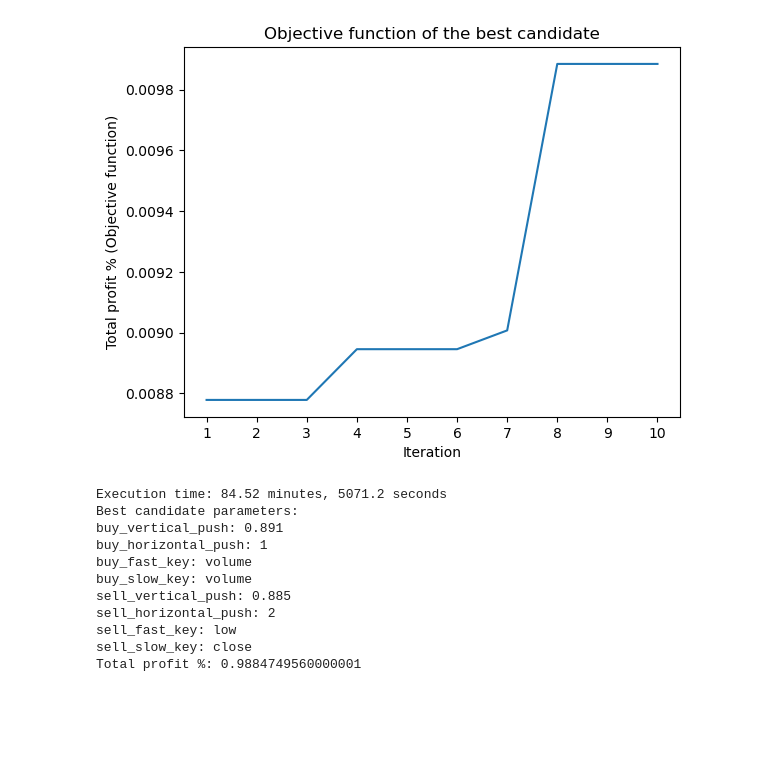
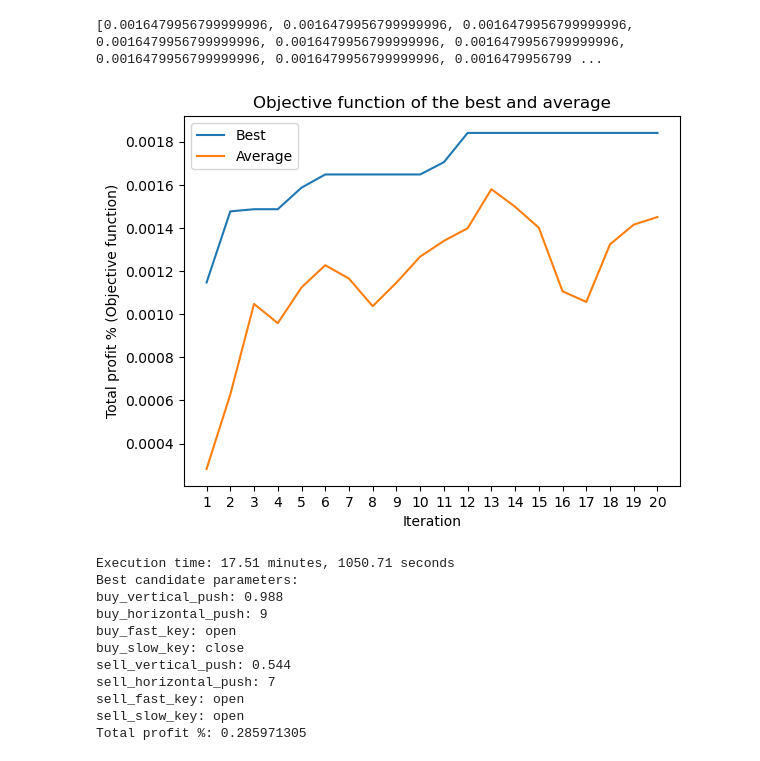
Before and after one commit to NIC-project-team/TradingStrategyGA, a Jupyter notebook: analysis.ipynb, the cells around one changed output. Saved outputs shown, nothing was run; the diff lists cells and outputs as text; code cells hidden in the pictures; blank space fills up the shorter version.

```diff
--- a/analysis.ipynb
+++ b/analysis.ipynb
@@ -3,19 +3,23 @@ import matplotlib.pyplot as plt
 import strategy_text_generator as stg
 # %%
 # plot losses of best candidates
-def plot_losses(losses, final_time):
+def plot_losses(losses, avg_losses, final_time):
     x = [i+1 for i in range(len(losses))]
     plt.plot(x, losses)
+    plt.plot(x, avg_losses)
     plt.xlabel('Iteration')
     plt.ylabel('Total profit % (Objective function)')
-    plt.title('Objective function of the best candidate')
+    plt.title(f'Objective function of the best and average')
+    plt.legend(['Best', 'Average'])
     plt.xticks(x)
     plt.show()
 # %%
-losses, best_candidates, final_time = stg.parse_report('reports/Diamond.json')
-plot_losses(losses, final_time)
+losses, avg_losses, best_candidates, final_time = stg.parse_report('reports/SampleStrategy.json')
+print(losses)
+plot_losses(losses, avg_losses, final_time)
 # %% [output]
+[0.0016479956799999996, 0.0016479956799999996, 0.0016479956799999996, 0.0016479956799999996, 0.0016479956799999996, 0.0016479956799999996, 0.0016479956799999996, 0.0016479956799999996, 0.0016479956799 ...
-[figure, old version]
+[figure, new version]
 # %%
 print("Execution time:", round(final_time/60, 2), 'minutes,', round(final_time, 2), 'seconds')
 print("Best candidate parameters:")
@@ -25,14 +29,14 @@ for parameter in final_candidate.keys():
         print(f"{parameter}: {final_candidate[parameter]['default']}")
 print("Total profit %:", final_candidate['loss']*100)
 # %% [output]
-Execution time: 84.52 minutes, 5071.2 seconds
+Execution time: 17.51 minutes, 1050.71 seconds
 Best candidate parameters:
-buy_vertical_push: 0.891
-buy_horizontal_push: 1
-buy_fast_key: volume
-buy_slow_key: volume
-sell_vertical_push: 0.885
-sell_horizontal_push: 2
-sell_fast_key: low
-sell_slow_key: close
-Total profit %: 0.9884749560000001
+buy_vertical_push: 0.988
+buy_horizontal_push: 9
+buy_fast_key: open
+buy_slow_key: close
+sell_vertical_push: 0.544
+sell_horizontal_push: 7
+sell_fast_key: open
+sell_slow_key: open
+Total profit %: 0.285971305
```
Also changed, not shown: 3 other files.
